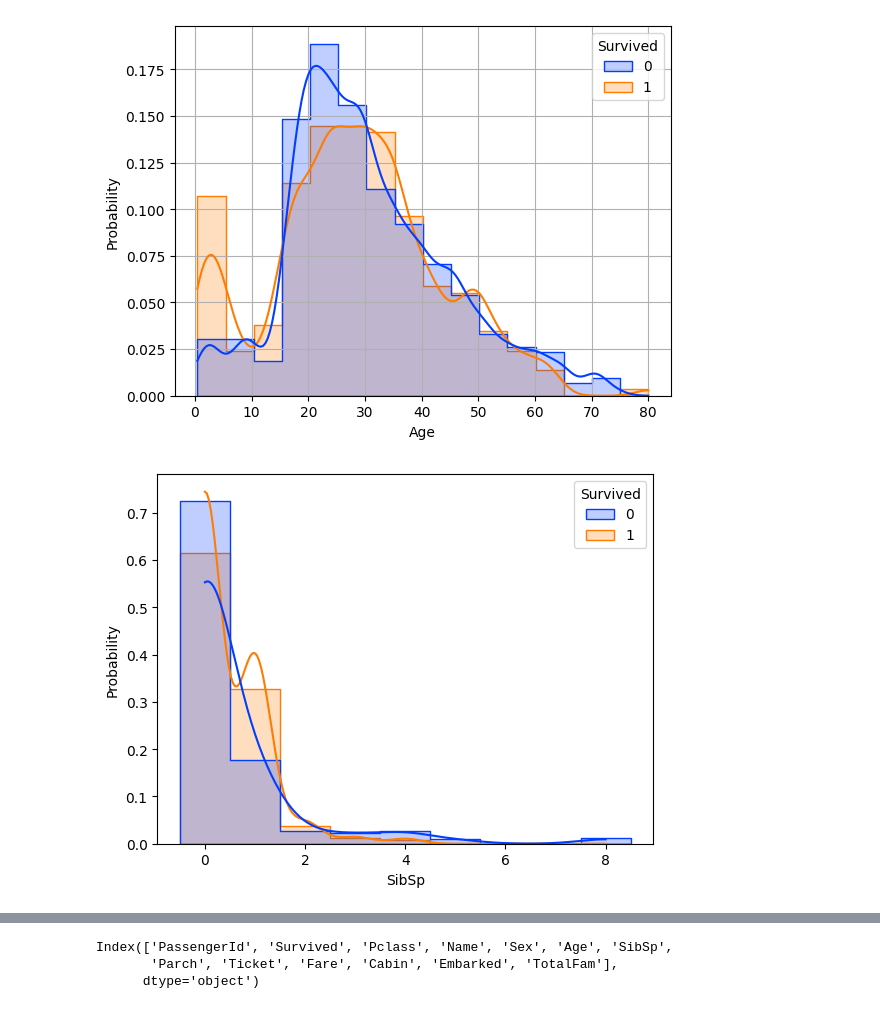
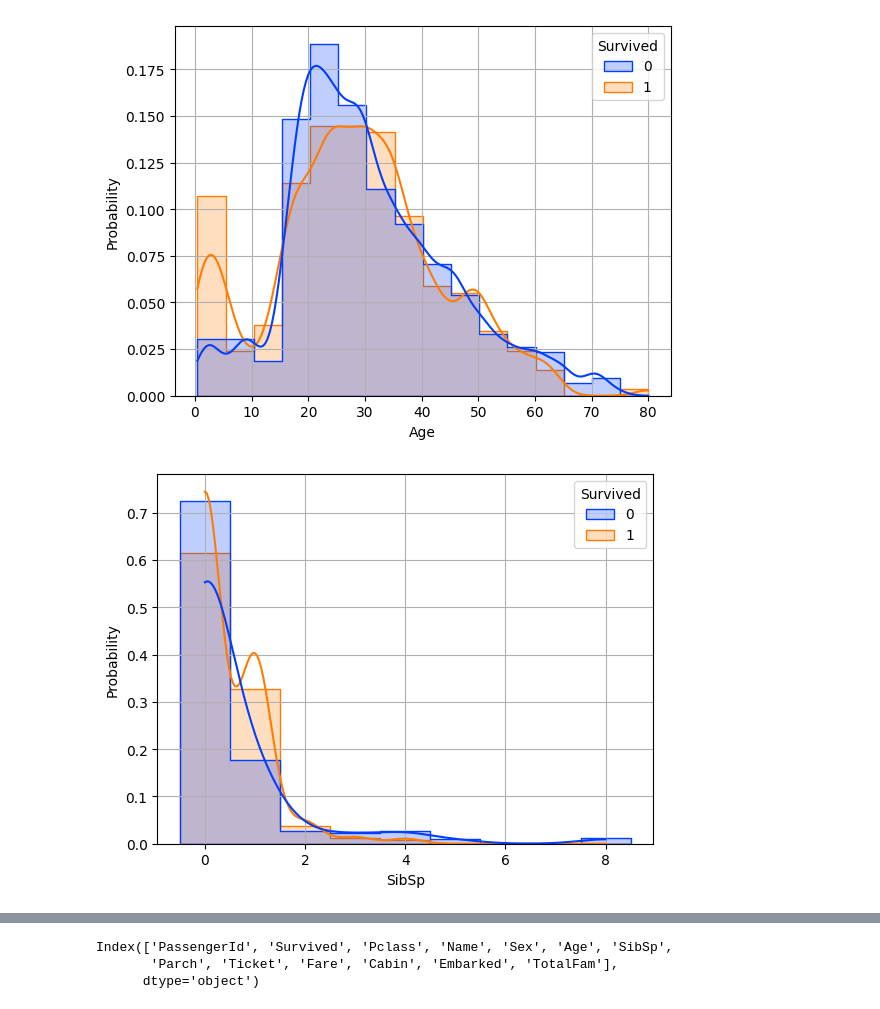
Before and after one commit to rfdspeng/ml_ai_portfolio, a Jupyter notebook: notes/example_code/titanic.ipynb, the cells around one changed output, grey strips where cells are left out. Saved outputs shown, nothing was run; the diff lists cells and outputs as text; code cells hidden in the pictures.

```diff
--- a/notes/example_code/titanic.ipynb
+++ b/notes/example_code/titanic.ipynb
@@ -127,9 +141,10 @@ ax.grid()
 # %%
 ax = sns.histplot(df, x="SibSp", hue="Survived", stat="probability", \
                   discrete=True, common_norm=False, multiple="layer", \
                   element="step", kde=True, kde_kws={"bw_adjust": 1.5}, palette="bright")
+ax.grid()
 # %% [output]
-[figure, old version]
+[figure, new version]
 # %%
 ax = sns.histplot(df, x="Parch", hue="Survived", stat="probability", \
                   discrete=True, common_norm=False, multiple="layer", \
```
Also changed, not shown: parts of 60 cells of this notebook, 1 other file.
